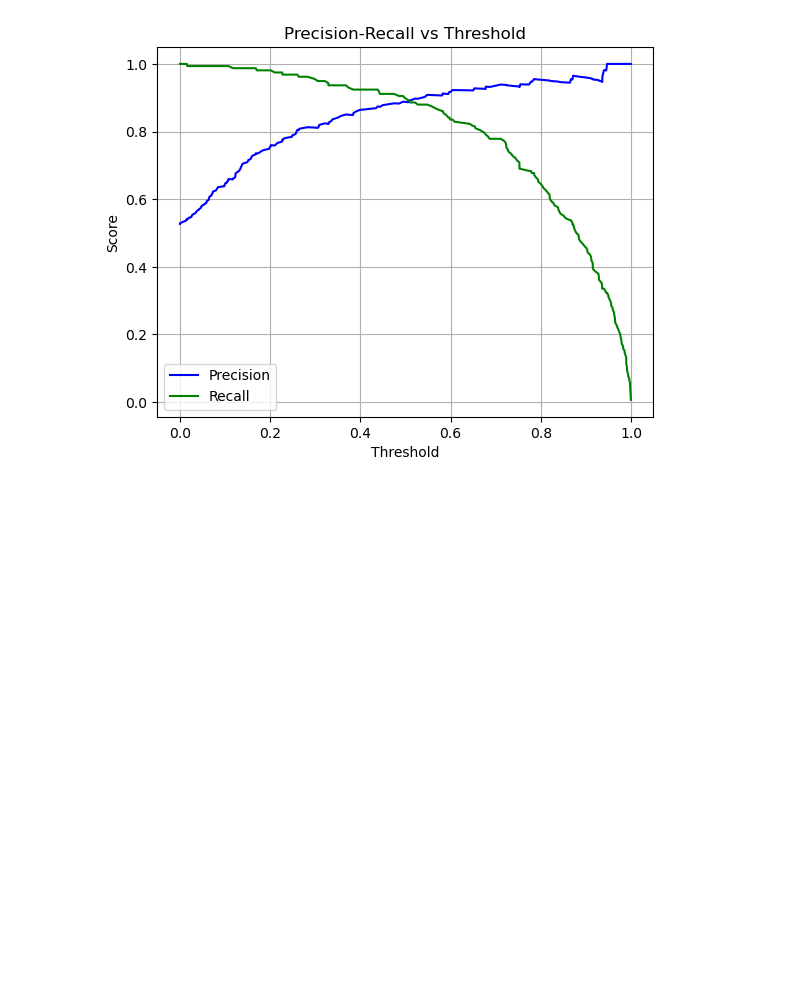
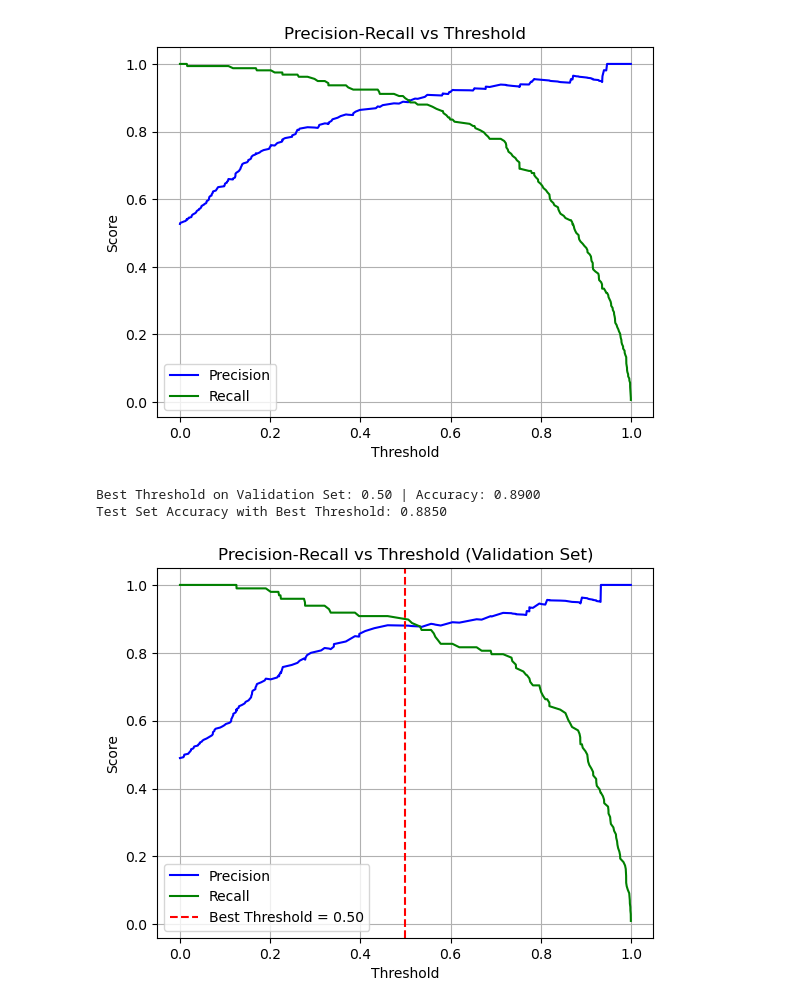
Before and after one commit to AILAB-CEFET-RJ/cic1205, a Jupyter notebook: notebooks/cut_off_threshold.ipynb, the cells around one changed output. Drawn from its saved outputs; the diff is of its cells as text; code cells hidden in the pictures; blank space fills up the shorter version.

```diff
--- a/notebooks/cut_off_threshold.ipynb
+++ b/notebooks/cut_off_threshold.ipynb
@@ -60,3 +60,63 @@ Threshold: 0.8 | Accuracy: 0.7933
 Threshold: 0.9 | Accuracy: 0.7033
 Threshold: 1.0 | Accuracy: 0.4733
 [figure]
+# %%
+import numpy as np
+from sklearn.datasets import make_classification
+from sklearn.model_selection import train_test_split
+from sklearn.linear_model import LogisticRegression
+from sklearn.metrics import accuracy_score, precision_recall_curve
+
+# Step 1: Create a synthetic dataset and split into training, validation, and test sets
+X, y = make_classification(n_samples=1000, n_features=10, n_informative=2, n_redundant=0, random_state=42)
+X_train, X_temp, y_train, y_temp = train_test_split(X, y, test_size=0.4, random_state=42)
+X_val, X_test, y_val, y_test = train_test_split(X_temp, y_temp, test_size=0.5, random_state=42)
+
+# Step 2: Train a classifier (Logistic Regression in this case)
+classifier = LogisticRegression()
+classifier.fit(X_train, y_train)
+
+# Step 3: Get predicted probabilities for the validation set
+y_val_probs = classifier.predict_proba(X_val)[:, 1]  # Probability of positive class
+
+# Step 4: Define a function to evaluate performance at different thresholds on the validation set
+def evaluate_thresholds(y_true, y_probs):
+    thresholds = np.arange(0.0, 1.1, 0.1)
+    scores = []
+
+    for threshold in thresholds:
+        y_pred = (y_probs >= threshold).astype(int)
+        accuracy = accuracy_score(y_true, y_pred)
+        scores.append((threshold, accuracy))
+
+    return scores
+
+# Step 5: Evaluate and find the optimal threshold on the validation set
+scores = evaluate_thresholds(y_val, y_val_probs)
+best_threshold, best_accuracy = max(scores, key=lambda x: x[1])
+print(f"Best Threshold on Validation Set: {best_threshold:.2f} | Accuracy: {best_accuracy:.4f}")
+
+# Step 6: Evaluate the chosen threshold on the test set
+y_test_probs = classifier.predict_proba(X_test)[:, 1]
+y_test_pred = (y_test_probs >= best_threshold).astype(int)
+test_accuracy = accuracy_score(y_test, y_test_pred)
+print(f"Test Set Accuracy with Best Threshold: {test_accuracy:.4f}")
+
+# Step 7: (Optional) Plot Precision-Recall curve for validation set
+import matplotlib.pyplot as plt
+
+precision, recall, thresholds = precision_recall_curve(y_val, y_val_probs)
+
+plt.plot(thresholds, precision[:-1], 'b', label='Precision')
+plt.plot(thresholds, recall[:-1], 'g', label='Recall')
+plt.axvline(best_threshold, color='r', linestyle='--', label=f'Best Threshold = {best_threshold:.2f}')
+plt.xlabel('Threshold')
+plt.ylabel('Score')
+plt.title('Precision-Recall vs Threshold (Validation Set)')
+plt.legend(loc='best')
+plt.grid()
+plt.show()
+# %% [output]
+Best Threshold on Validation Set: 0.50 | Accuracy: 0.8900
+Test Set Accuracy with Best Threshold: 0.8850
+[figure, added]
```
Also changed, not shown: parts of 2 cells of this notebook.
